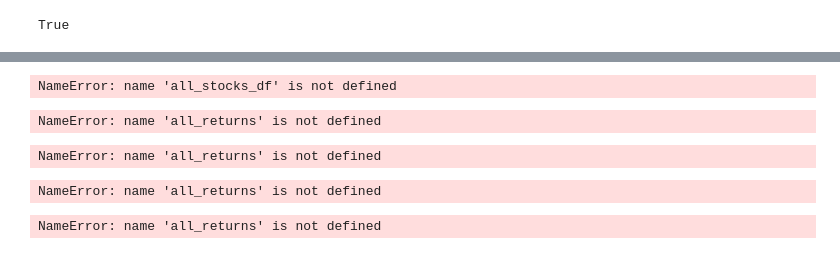
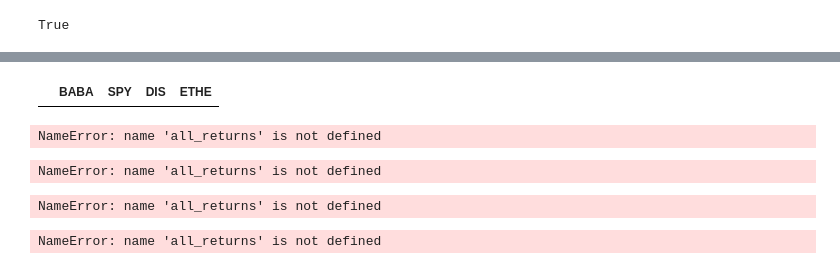
Before and after one commit to akkrishn1/StockAnalysis, a Jupyter notebook: Master Folder/Master_file.ipynb, the cells around one changed output, grey strips where cells are left out. Drawn from its saved outputs; the diff is of its cells as text; code cells hidden in the pictures.

```diff
--- a/Master Folder/Master_file.ipynb
+++ b/Master Folder/Master_file.ipynb
@@ -66,20 +73,21 @@ NameError: name 'all_stocks' is not defined
 # %%
 # Create and empty DataFrame for closing prices
 all_closing_prices = pd.DataFrame()
 
 # Fetch the closing prices
-all_closing_prices["BABA"] = all_stocks_df["BAB"]["close"]
-all_closing_prices["SPY"] = all_stocks_df["SPY"]["close"]
-all_closing_prices["DIS"] = all_stocks_df["DIS"]["close"]
-all_closing_prices["ETHE"] = all_stocks_df["ETHE"]["close"]
+all_closing_prices["BABA"] = all_stocks["BABA"]["close"]
+all_closing_prices["SPY"] = all_stocks["SPY"]["close"]
+all_closing_prices["DIS"] = all_stocks["DIS"]["close"]
+#all_closing_prices["ETHE"] = all_stocks["ETHE"]["close"]
 
 # Drop the time component of the date
 all_closing_prices.index = all_closing_prices.index.date
 
 # Compute daily returns
 all_returns = all_closing_prices.pct_change().dropna()
+all_returns.tail()
 # %% [output]
-NameError: name 'all_stocks_df' is not defined
+|  | BABA | SPY | DIS | ETHE |
 # %%
 # Calculate Cumulative Returns
 all_cumulative_returns = (1 + all_returns).cumprod()
```
Also changed, not shown: parts of 4 cells of this notebook, 1 other file.
